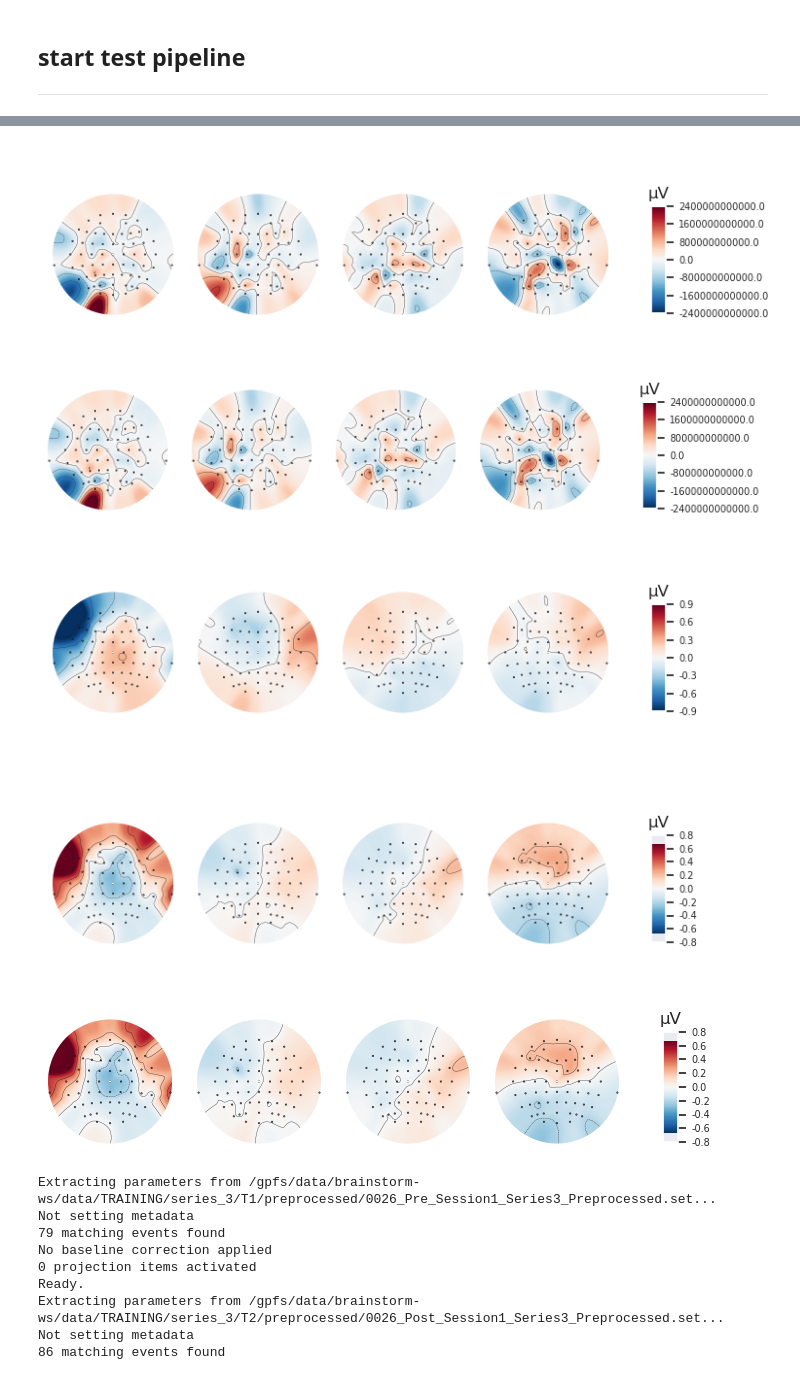
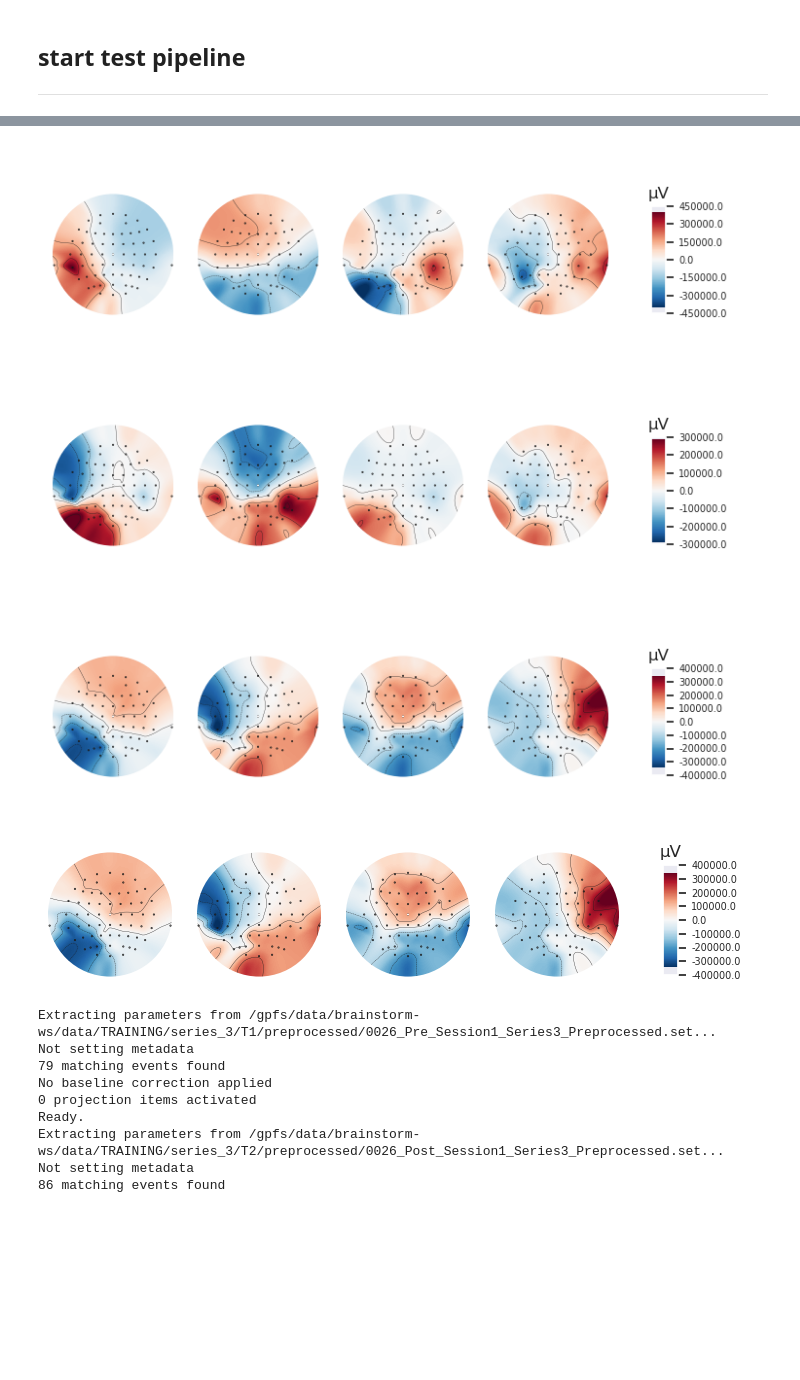
Before and after one commit to rythorpe/brainstorm_challenge, a Jupyter notebook: extract_features.ipynb, the cells around one changed output, grey strips where cells are left out. Saved outputs shown, nothing was run; the diff lists cells and outputs as text; code cells hidden in the pictures; blank space fills up the shorter version.

Commit message:
try fitting linear tranform of multi-vector array

```diff
--- a/extract_features.ipynb
+++ b/extract_features.ipynb
@@ -50,12 +50,12 @@ def read_data(subj_id, series_num, data_dir, pick_channels=None):
 
 def fit_ssd(data, ssd_info):
     """Alpha-band Spatio-Spectral Decomposition (SSD) from raw data"""
-    freqs_sig = 5, 8  # theta
-    freqs_noise = 4, 9  # theta
+    #freqs_sig = 5, 8  # theta
+    #freqs_noise = 4, 9  # theta
     #freqs_sig = 9, 14  # alpha
     #freqs_noise = 8, 15  # alpha
-    #freqs_sig = 15, 29  # beta
-    #freqs_noise = 14, 30  # beta
+    freqs_sig = 15, 29  # beta
+    freqs_noise = 14, 30  # beta
     #freqs_sig = 35, 45  # gamma
     #freqs_noise = 30, 50  # gamma
 
@@ -76,7 +76,7 @@ def fit_ssd(data, ssd_info):
 
 def spatio_spectral_shift(epochs_pre_post, epochs_info):
 
-    n_comp = 3
+    n_comp = 20
 
     epochs_pre = epochs_pre_post[0]
     epochs_post = epochs_pre_post[1]
@@ -84,7 +84,7 @@ def spatio_spectral_shift(epochs_pre_post, epochs_info):
 
     ssd_patterns_all = list()
     ssd_patterns_norm_all = list()
-    for epochs in [epochs_pre, epochs_agg]:
+    for epochs in [epochs_pre, epochs_post]:
         ssd = fit_ssd(epochs, epochs_info)
         # get top n_comp components
         ssd_patterns = ssd.patterns_[:n_comp]
@@ -120,8 +120,8 @@ def spec_event_coherence_shift(epochs_pre_post, times):
     import spectralevents as se
 
     #event_band = [5, 8]  # theta band (Hz)
-    #event_band = [15, 29]  # beta band (Hz)
-    event_band = [9, 14]  # alpha band (Hz)
+    event_band = [15, 29]  # beta band (Hz)
+    #event_band = [9, 14]  # alpha band (Hz)
     thresh_FOM = 6.0  # factor-of-the-median threshold
 
     dt = times[1] - times[0]
@@ -174,7 +174,7 @@ def get_features(subj_id, series_num, data_dir):
     epochs_pre_post, epochs_info, _ = read_data(subj_id, series_num, data_dir)
     ssd_std_diff, ssd_norm = spatio_spectral_shift(epochs_pre_post, epochs_info)
 
-    epochs_pre_post_c3_c4, _, times = read_data(subj_id, series_num, data_dir, pick_channels=['C3', 'C4'])
+    epochs_pre_post_c3_c4, _, times = read_data(subj_id, series_num, data_dir, pick_channels=['F7', 'F8'])
     spec_event_coherence_diff = spec_event_coherence_shift(epochs_pre_post_c3_c4, times)
 
     return ssd_std_diff, ssd_norm, spec_event_coherence_diff
@@ -250,10 +248,12 @@ series_nums = outcome_info['Series'][subj_select].astype(int)
 # %%
 data_type_dir = op.join(data_dir, data_type)
 epochs_pre_post, epochs_info, _ = read_data(subj_ids[0], series_nums[0], data_type_dir)
-ssd_weights = list()
+ssd_patterns_all = list()
 for sess_idx, epochs_data in enumerate(epochs_pre_post):
     ssd = fit_ssd(epochs_data, epochs_info)
-    ssd_weights.append(ssd)
+    ssd_patterns = ssd.patterns_[:4]
+    ssd_patterns /= np.linalg.norm(ssd_patterns, axis=1, keepdims=True)
+    ssd_patterns_all.append(ssd_patterns)
 # %% [output]
 Extracting parameters from /gpfs/data/brainstorm-ws/data/TRAINING/series_3/T1/preprocessed/0026_Pre_Session1_Series3_Preprocessed.set...
 Not setting metadata
@@ -352,24 +352,28 @@ Designing a one-pass, zero-phase, non-causal bandpass filter:
 - Filter length: 1651 samples (3.302 sec)
 ... (5 outputs left out)
-# %%
-pattern = mne.EvokedArray(data=ssd.filters_[:, :4],
-                          info=epochs_info)
-pattern.plot_topomap(units=dict(mag='A.U.'), time_format='')
-# %% [output]
-[figure, removed]
-[figure, removed]
+# %%
+A = np.linalg.pinv(ssd_patterns_all[0]).T @ ssd_patterns_all[1].T
+
+pre = ssd_patterns_all[0]
+pre_trans = A @ ssd_patterns_all[0]
+post = ssd_patterns_all[1]
 # %%
-pattern = mne.EvokedArray(data=ssd_weights[0].patterns_[:6].T,
+pattern = mne.EvokedArray(data=pre.T,
                           info=epochs_info)
 pattern.plot_topomap(units=dict(mag='A.U.'), time_format='')
 
-pattern = mne.EvokedArray(data=ssd_weights[1].patterns_[:5].T,
+pattern = mne.EvokedArray(data=pre_trans.T,
                           info=epochs_info)
 pattern.plot_topomap(units=dict(mag='A.U.'), time_format='')
+
+pattern = mne.EvokedArray(data=post.T,
+                          info=epochs_info)
+pattern.plot_topomap(units=dict(mag='A.U.'), time_format='')
 # %% [output]
-[figure, old version]
+[figure, new version]
-[figure, old version]
+[figure, new version]
-[figure, old version]
+[figure, new version]
+[figure, added]
 # %%
 # test analysis pipeline
 data_type_dir = op.join(data_dir, data_type)
```
Also changed, not shown: parts of 8 cells of this notebook.
